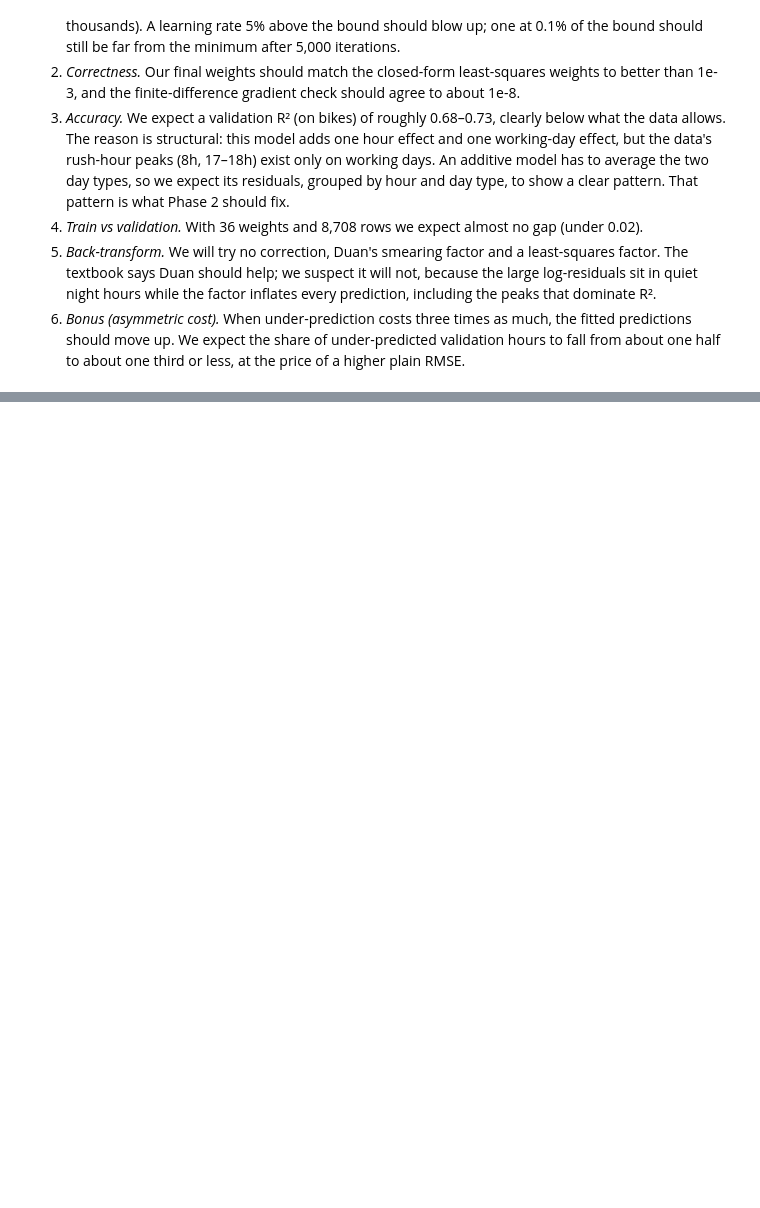
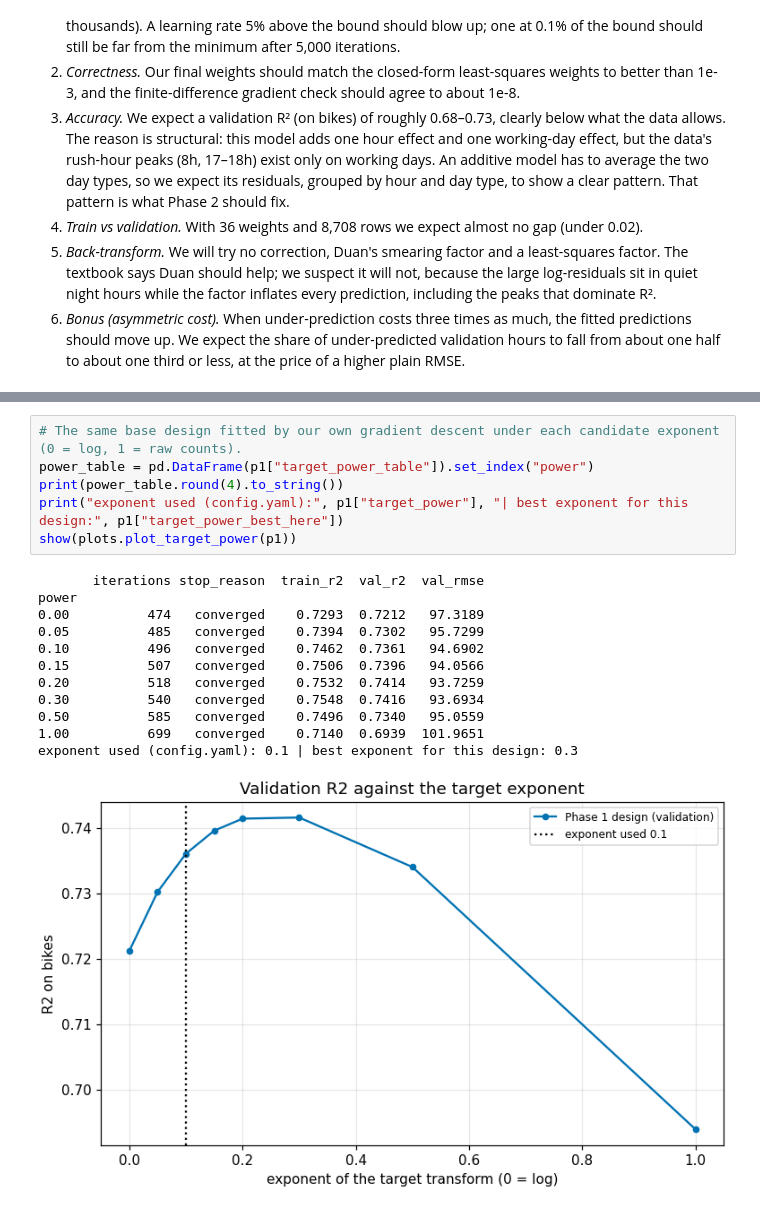
Before and after one commit to AhmedAtefYoussef/Machine-Learning-Pipeline, a Jupyter notebook: rush_hour.ipynb, the cells around one changed output, grey strips where cells are left out. Saved outputs shown, nothing was run; the diff lists cells and outputs as text; blank space fills up the shorter version.

```diff
--- a/rush_hour.ipynb
+++ b/rush_hour.ipynb
@@ -2307 +2357,20 @@ L(w) = (1/n) Σ cᵢ (ŷᵢ − yᵢ)², with ŷᵢ = exp(xᵢ·w) − 1 and c
+# %%
+# The same base design fitted by our own gradient descent under each candidate exponent (0 = log, 1 = raw counts).
+power_table = pd.DataFrame(p1["target_power_table"]).set_index("power")
+print(power_table.round(4).to_string())
+print("exponent used (config.yaml):", p1["target_power"], "| best exponent for this design:", p1["target_power_best_here"])
+show(plots.plot_target_power(p1))
+# %% [output]
+       iterations stop_reason  train_r2  val_r2  val_rmse
+power
+0.00          474   converged    0.7293  0.7212   97.3189
+0.05          485   converged    0.7394  0.7302   95.7299
+0.10          496   converged    0.7462  0.7361   94.6902
+0.15          507   converged    0.7506  0.7396   94.0566
+0.20          518   converged    0.7532  0.7414   93.7259
+0.30          540   converged    0.7548  0.7416   93.6934
+0.50          585   converged    0.7496  0.7340   95.0559
+1.00          699   converged    0.7140  0.6939  101.9651
+exponent used (config.yaml): 0.1 | best exponent for this design: 0.3
+[figure, added]
 # %%
```
Also changed, not shown: parts of 171 cells of this notebook, 20 other files.
